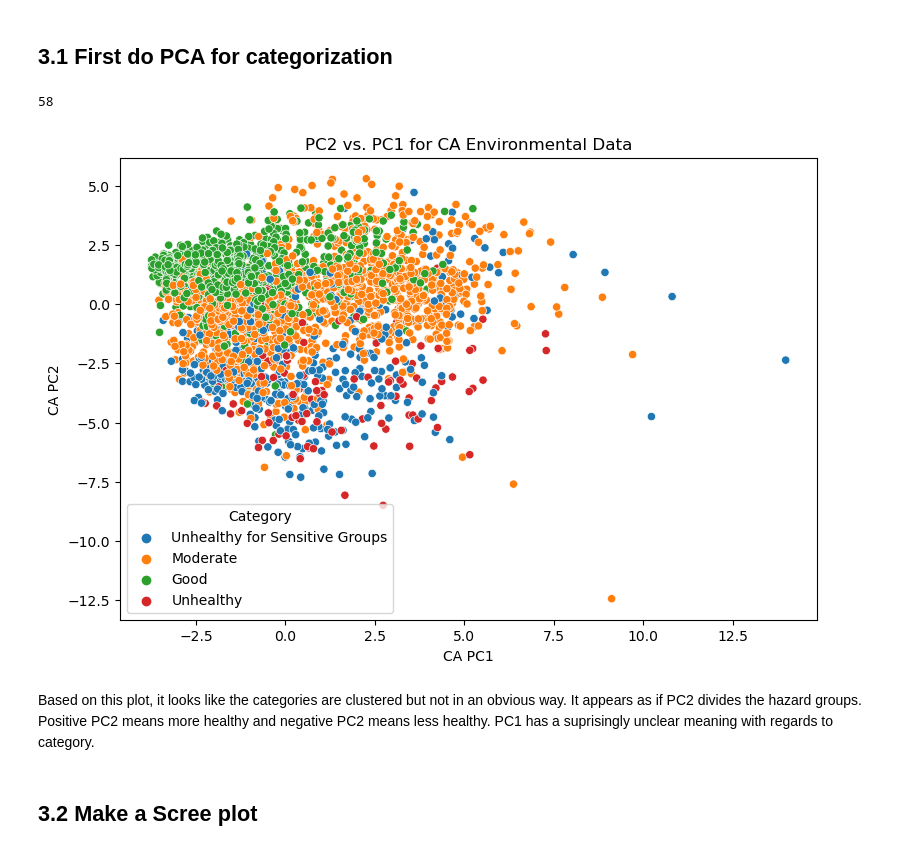
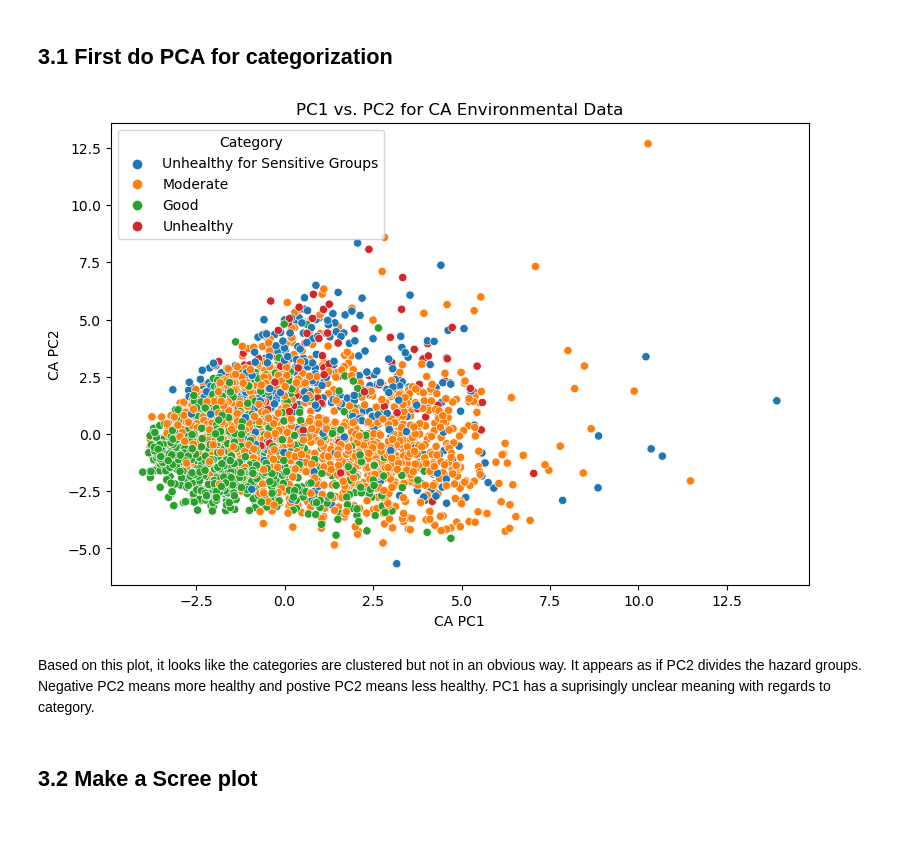
Before and after one commit to zimine/Data200-project, a Jupyter notebook: Final_writeup.ipynb, the cells around one changed output. Saved outputs shown, nothing was run; the diff lists cells and outputs as text; code cells hidden in the pictures.

```diff
--- a/Final_writeup.ipynb
+++ b/Final_writeup.ipynb
@@ -595,7 +558,7 @@ NameError: name 'full_data2' is not defined
 from sklearn.model_selection import train_test_split
 import plotly
 # %%
-ca_whole = pd.read_csv('ca_whole.csv')
+ca_whole = pd.read_csv('ca_whole.csv',index_col=0)
 # %%
 # Drop Outlier
 max_aqi = np.mean(ca_whole['AQI'])+2*np.std(ca_whole['AQI'])
@@ -608,10 +571,8 @@ ca_whole = ca_whole.loc[ca_whole['AQI']<=max_aqi]
 df_sample = pd.read_csv('https://raw.githubusercontent.com/plotly/datasets/master/minoritymajority.csv')
 df_sample_r = df_sample[df_sample['STNAME'] == 'California']
 fips = df_sample_r['FIPS'].tolist()
-fips#ca fips
-len(fips)#correct 58
+# fips#ca fips
+# len(fips)#correct 58
-# %% [output]
-58
 # %%
 #do PCA
 ca_target = ca_whole['Category']
@@ -625,14 +586,14 @@ u,s,vt = np.linalg.svd(ca_standardized,full_matrices=False)
 ca_2d = np.dot(ca_standardized, vt.T[:,:2])
 # %%
 plt.figure(figsize = (9, 6))
-plt.title("PC2 vs. PC1 for CA Environmental Data")
+plt.title("PC1 vs. PC2 for CA Environmental Data")
 plt.xlabel("CA PC1")
 plt.ylabel("CA PC2")
 sns.scatterplot(x = ca_2d[:, 0], y = ca_2d[:, 1], hue = ca_target);
 # %% [output]
-[figure, old version]
+[figure, new version]
 # %% [markdown]
-Based on this plot, it looks like the categories are clustered but not in an obvious way. It appears as if PC2 divides the hazard groups. Positive PC2 means more healthy and negative PC2 means less healthy. PC1 has a suprisingly unclear meaning with regards to category.
+Based on this plot, it looks like the categories are clustered but not in an obvious way. It appears as if PC2 divides the hazard groups. Negative PC2 means more healthy and postive PC2 means less healthy. PC1 has a suprisingly unclear meaning with regards to category.
 # %% [markdown]
 ## 3.2 Make a Scree plot
 # %%
```
Also changed, not shown: parts of 54 cells of this notebook.
